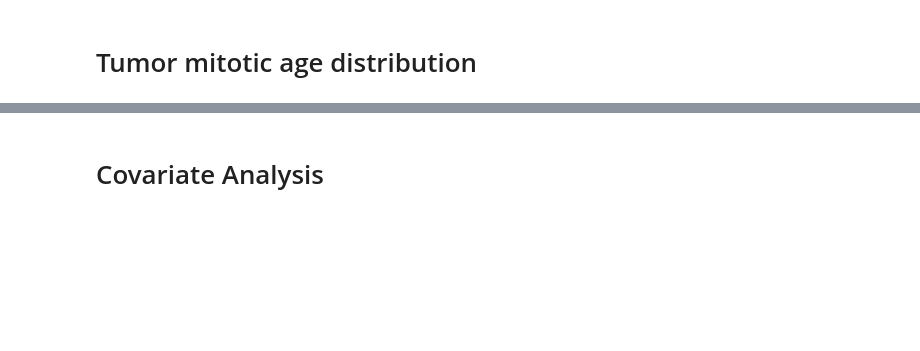
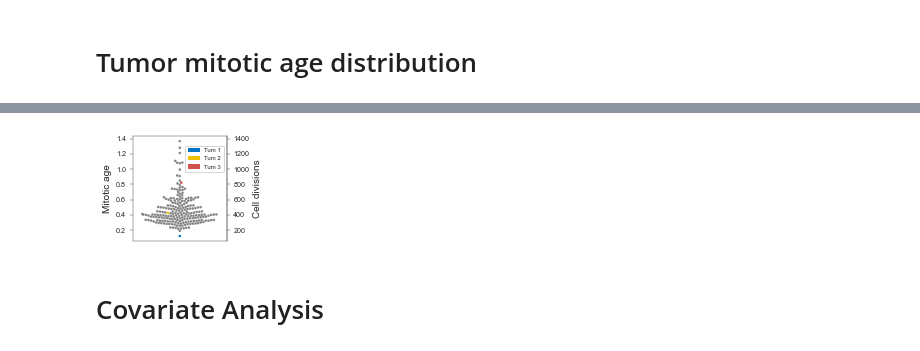
Before and after one commit to danmonyak/EpiClockNBL, a Jupyter notebook: Analysis/Analysis.ipynb, the cells around one changed output, grey strips where cells are left out. Cells and saved outputs as stored; diff of their text form; code cells hidden in the pictures; blank space fills up the shorter version.

```diff
--- a/Analysis/Analysis.ipynb
+++ b/Analysis/Analysis.ipynb
@@ -252,2 +279,66 @@ fig.savefig(os.path.join(figure_outdir, 'mitotic_age_distribution.pdf'), format=
+# %%
+mu_manual_est = 1e-3
+clinical['TARGET']['divisions'] = clinical['TARGET']['phi'] / mu_manual_est
+
+# Create plot
+fig, ax = plt.subplots(figsize=figsize * [1 * 0.6, 1.2] * sf)
+# point_size = 15
+point_size = 16
+
+#########################################
+########### Mitotic age (phi) ###########
+#########################################
+
+jco = pc_consts['palette_jco']
+color_dict = dict(zip(['Others', 'Tum 1', 'Tum 2', 'Tum 3'], [jco[2], jco[0], jco[1], jco[3]]))
+
+sns.swarmplot(ax=ax, data=clinical['TARGET'],
+              y='phi',
+              palette=color_dict,
+              hue='TumLabeled',
+              legend=False,
+             s=point_size * sf**2)
+
+# Customize figure
+ax.set_xlabel('')
+ax.set_ylabel('Mitotic age', fontsize=pc_consts['labelfontsize'] * sf)
+ax.set_xticks([])
+# ax.tick_params(axis='x', labelsize=pc_consts['labelfontsize'] * sf, width=sf, length=8 * sf)
+ax.tick_params(axis='y', labelsize=pc_consts['ticksfontsize'] * sf, width=sf, length=8 * sf)
+
+
+def secondYaxisFunc(x):
+    return x / mu_manual_est
+def secondYaxisFunc_INV(x):
+    return x * mu_manual_est
+
+second_yaxis = ax.secondary_yaxis('right', functions=(secondYaxisFunc, secondYaxisFunc_INV))
+second_yaxis.set_ylabel('Cell divisions', fontsize=pc_consts['labelfontsize'] * sf)
+second_yaxis.tick_params(axis='y', labelsize=pc_consts['ticksfontsize'] * sf, width=sf, length=8 * sf)
+
+# Legend
+patches = [
+    # Line2D([0], [0], color=color_dict[group], linewidth=2*sf, label=group)
+    mpatches.Patch(
+        color=color_dict[group], label=group, alpha=1, lw=0
+    )
+                   for group in [f'Tum {i}' for i in range(1, 4)]]
+
+# mpatches.Patch(color=pc_consts['palette_jco'][2], alpha=0.2, lw=0,
+#                            # label='Screening period'
+#                            label='Infancy'
+#                           )
+
+plots_x, plots_y = ax.get_position().get_points()[1]
+fig.legend(handles=patches,
+           loc='upper right',
+           bbox_to_anchor=(plots_x, plots_y * 0.95),
+           fontsize= 0.6 * pc_consts['labelfontsize'] * sf
+          )
+
+# Save figure
+fig.savefig(os.path.join(figure_outdir, 'mitotic_age_divisions_beeswarm.svg'), format='svg', pad_inches=0.1)
+# %% [output]
+[figure, added]
 # %% [markdown]
 # Covariate Analysis
```
Also changed, not shown: parts of 33 cells of this notebook.
